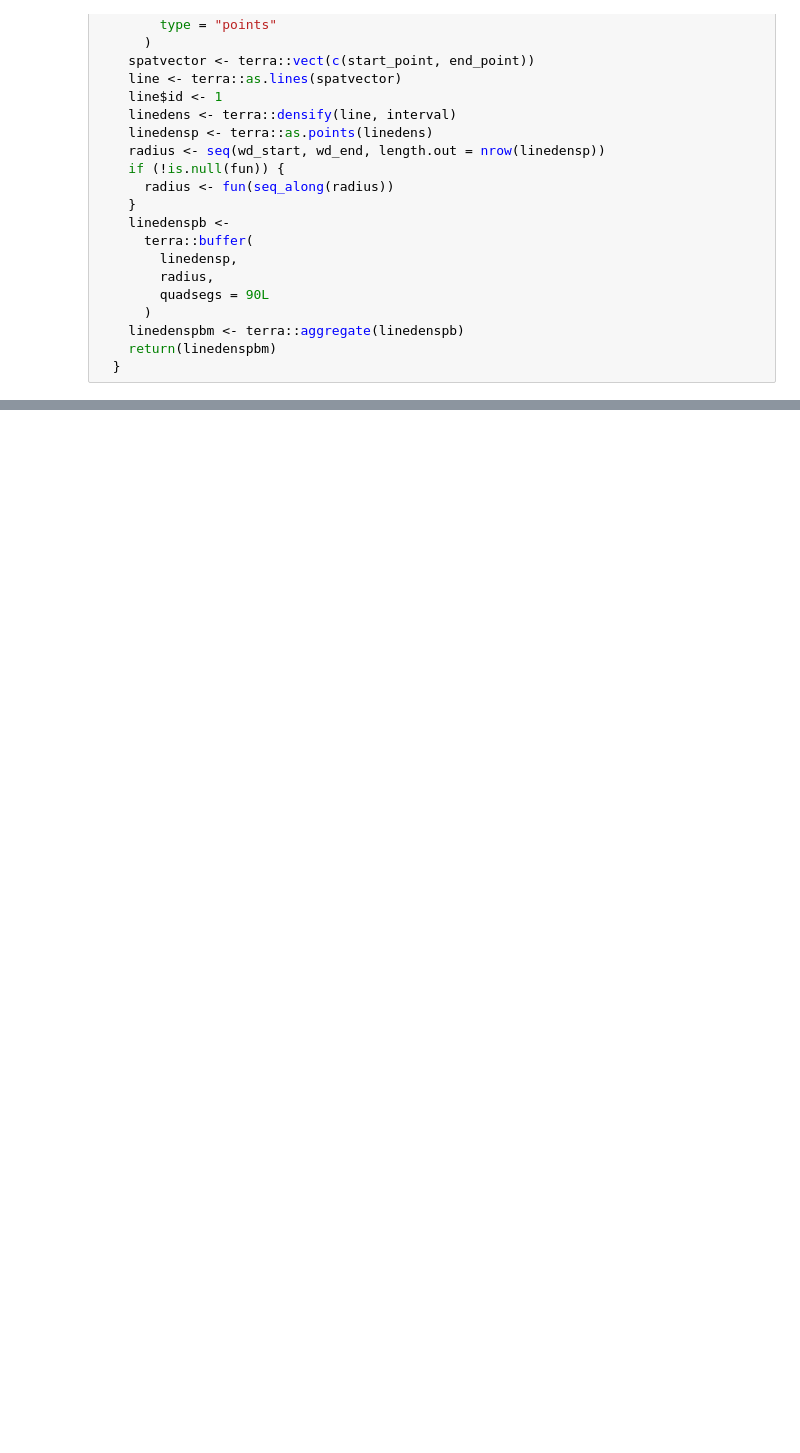
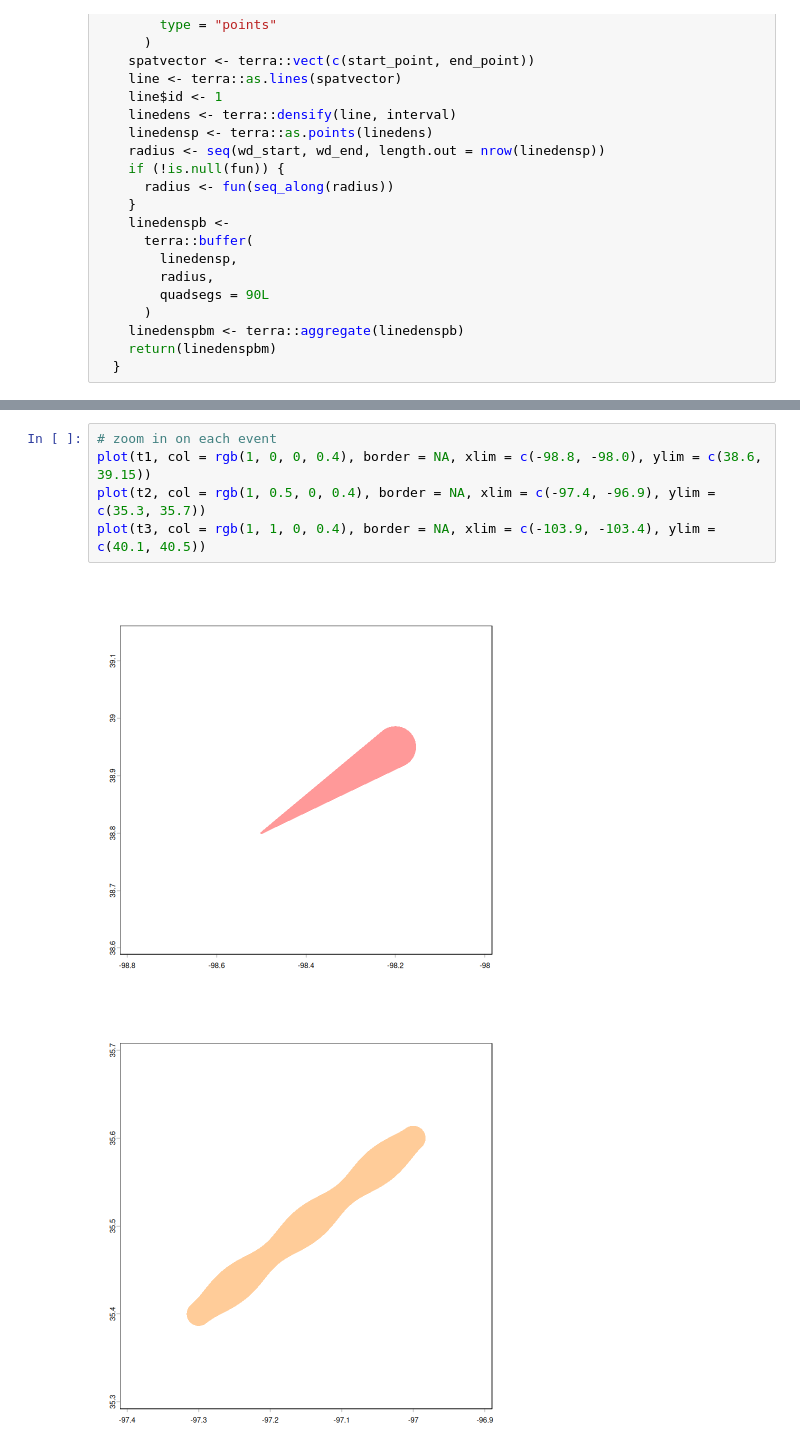
Before and after one commit to sigmafelix/sigmafelix.github.io, a Jupyter notebook: posts/tornado-trajectories/index.ipynb, the cells around one changed output, grey strips where cells are left out. Saved outputs shown, nothing was run; the diff lists cells and outputs as text; blank space fills up the shorter version.

```diff
--- a/posts/tornado-trajectories/index.ipynb
+++ b/posts/tornado-trajectories/index.ipynb
@@ -283,0 +154,8 @@ legend(
+# %%
+# zoom in on each event
+plot(t1, col = rgb(1, 0, 0, 0.4), border = NA, xlim = c(-98.8, -98.0), ylim = c(38.6, 39.15))
+plot(t2, col = rgb(1, 0.5, 0, 0.4), border = NA, xlim = c(-97.4, -96.9), ylim = c(35.3, 35.7))
+plot(t3, col = rgb(1, 1, 0, 0.4), border = NA, xlim = c(-103.9, -103.4), ylim = c(40.1, 40.5))
+# %% [output]
+[figure, added]
+[figure, added]
```
Also changed, not shown: parts of 19 cells of this notebook, 1 other file.
